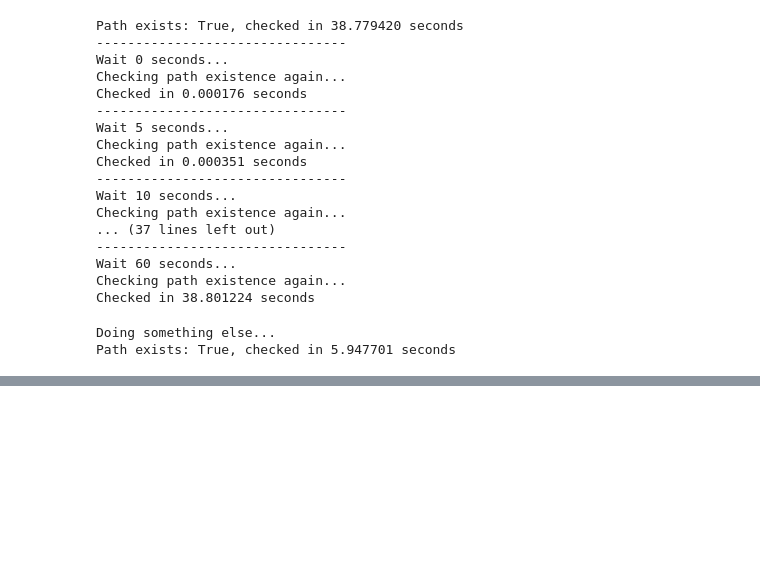
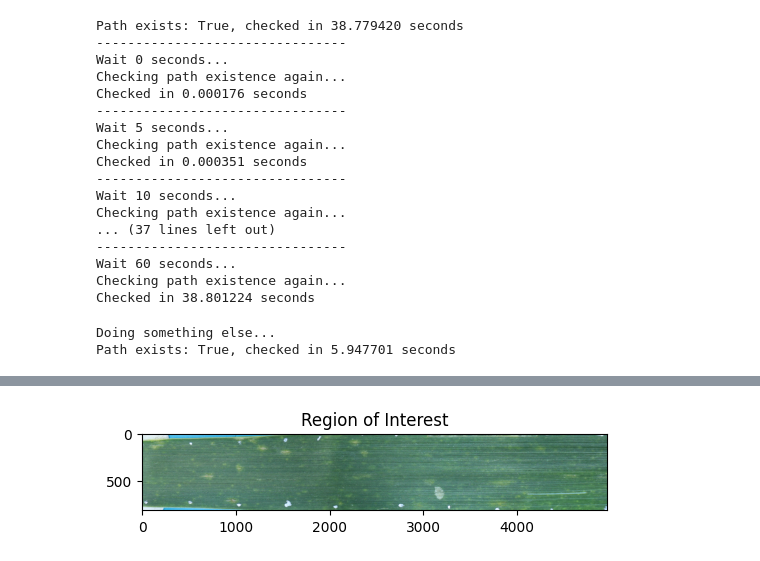
Before and after one commit to eboesch/LeafAlignment, a Jupyter notebook: Testing.ipynb, the cells around one changed output, grey strips where cells are left out. Cells and saved outputs as stored; diff of their text form; code cells hidden in the pictures; blank space fills up the shorter version.

```diff
--- a/Testing.ipynb
+++ b/Testing.ipynb
@@ -84,0 +168,18 @@ Path exists: True, checked in 5.947701 seconds
+# %%
+img = K.tensor_to_image(convert_image_to_tensor(leaf.images[ind]))
+
+roi = leaf.rois[ind]
+M_img= np.asarray(roi["rotation_matrix"])
+rows, cols = img.shape[0], img.shape[1]
+img_rot = cv2.warpAffine(img, M_img, (cols, rows))
+
+# crop
+box = np.asarray(roi["bounding_box"])
+crop = img_rot[box[0][1]:box[2][1], box[0][0]:box[1][0]]
+fig = plt.figure(figsize=(6,9))
+plt.imshow(crop)
+plt.title("Region of Interest")
+# plt.colorbar(img, orientation='horizontal', fraction=.1)
+plt.show()
+# %% [output]
+[figure, added]
```
Also changed, not shown: parts of 13 cells of this notebook, 11 other files.
